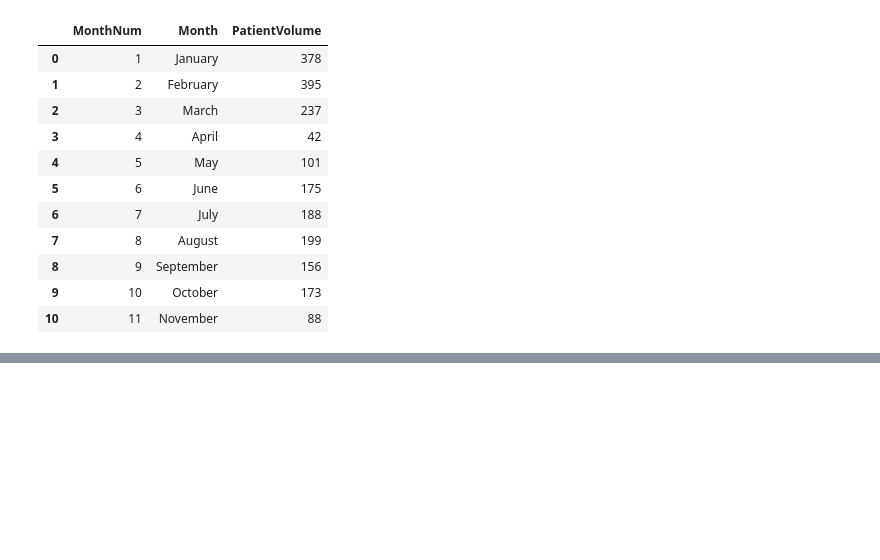
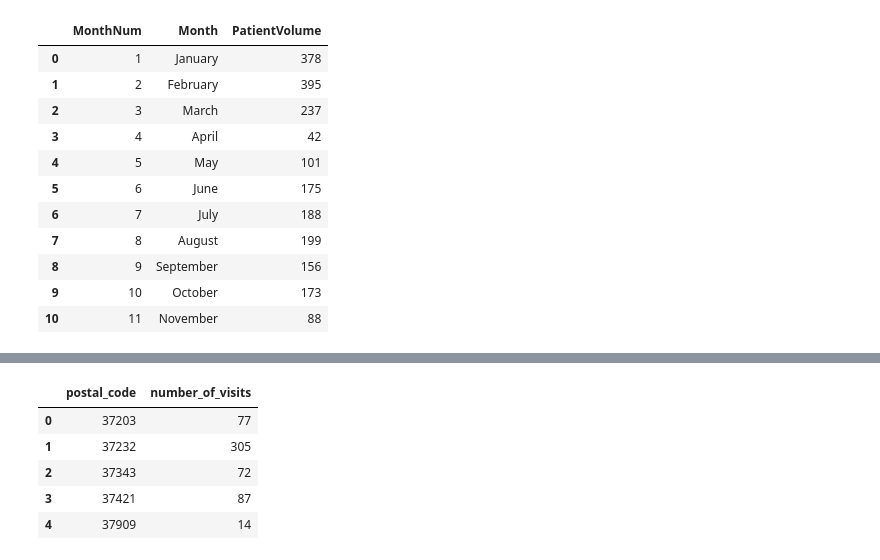
Before and after one commit to bsfcs/smile-on-spiderman, a Jupyter notebook: notebooks/smile_on_eda.ipynb, the cells around one changed output, grey strips where cells are left out. Cells and saved outputs as stored; diff of their text form; code cells hidden in the pictures; blank space fills up the shorter version.

```diff
--- a/notebooks/smile_on_eda.ipynb
+++ b/notebooks/smile_on_eda.ipynb
@@ -894,0 +925,11 @@ volume_2020.head(12)
+# %%
+cms_2017_grouped = cms_2017.groupby(['postal_code']).agg({'number_of_visits': "sum"}).reset_index()
+# %%
+cms_2017_grouped.head()
+# %% [output]
+|  | postal_code | number_of_visits |
+| 0 | 37203 | 77 |
+| 1 | 37232 | 305 |
+| 2 | 37343 | 72 |
+| 3 | 37421 | 87 |
+| 4 | 37909 | 14 |
```
Also changed, not shown: parts of 16 cells of this notebook, 1 other file.
